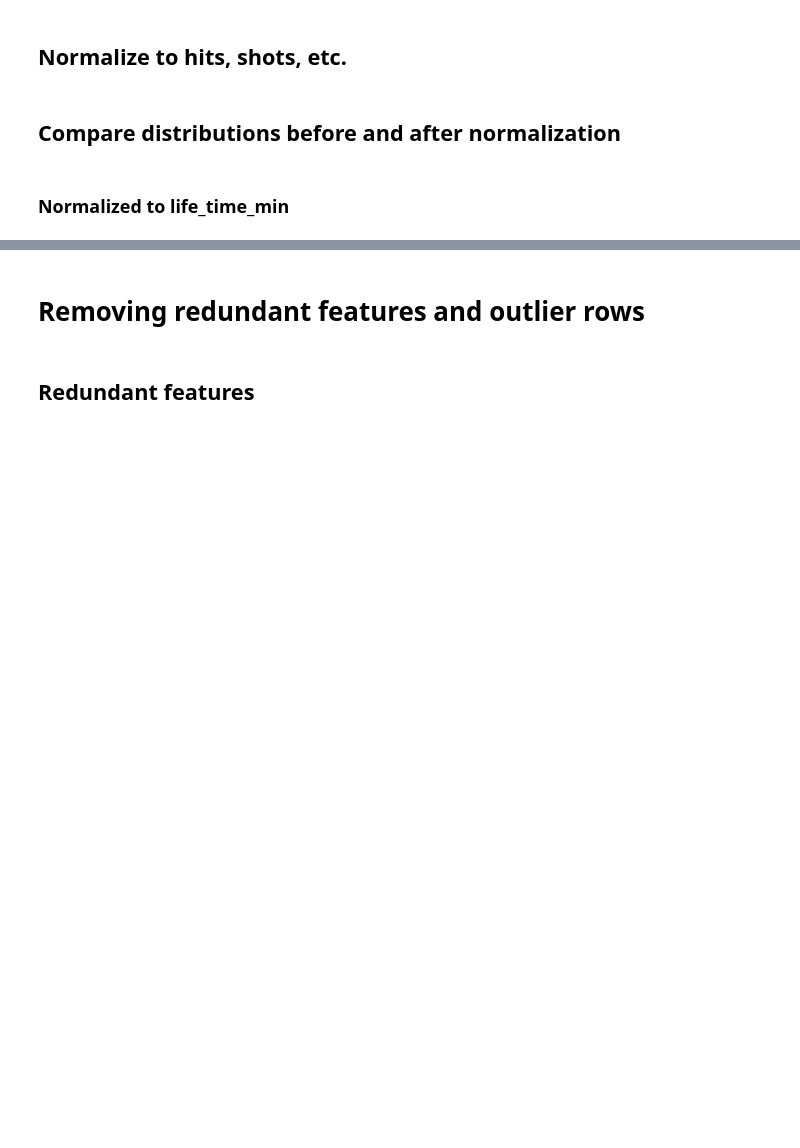
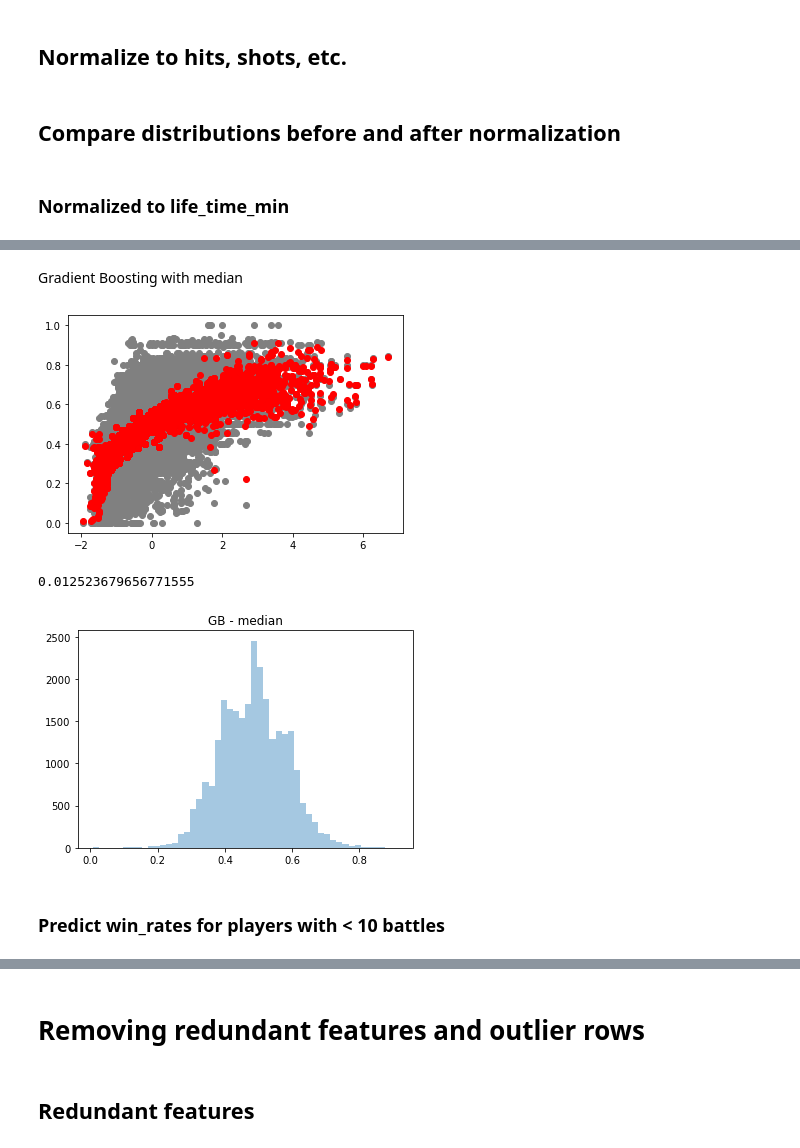
Before and after one commit to Egorka1/WG_Forge, a Jupyter notebook: WGProject.ipynb, the cells around one changed output, grey strips where cells are left out. Saved outputs shown, nothing was run; the diff lists cells and outputs as text; code cells hidden in the pictures; blank space fills up the shorter version.

```diff
--- a/WGProject.ipynb
+++ b/WGProject.ipynb
@@ -675,0 +612,22 @@ for index, feature in enumerate(features_normalized):
+# %% [markdown]
+Gradient Boosting with median
+# %%
+median_model = GradientBoostingRegressor(n_estimators=500, max_depth=8)
+median_model.fit(Xn_median, Yn.reshape(len(Yn),))
+
+preds_median = median_model.predict(Xn_median)
+
+plt.scatter(Xn_median, Yn, color='gray')
+plt.scatter(Xn_median, preds_median, color='red')
+plt.show()
+
+sns.distplot(preds_median, kde=False, bins=50);
+plt.title('GB - median');
+
+print(mean_squared_error(Yn, preds_median));
+# %% [output]
+[figure, added]
+0.012523679656771555
+[figure, added]
+# %% [markdown]
+### Predict win_rates for players with < 10 battles
```
Also changed, not shown: parts of 118 cells of this notebook.
